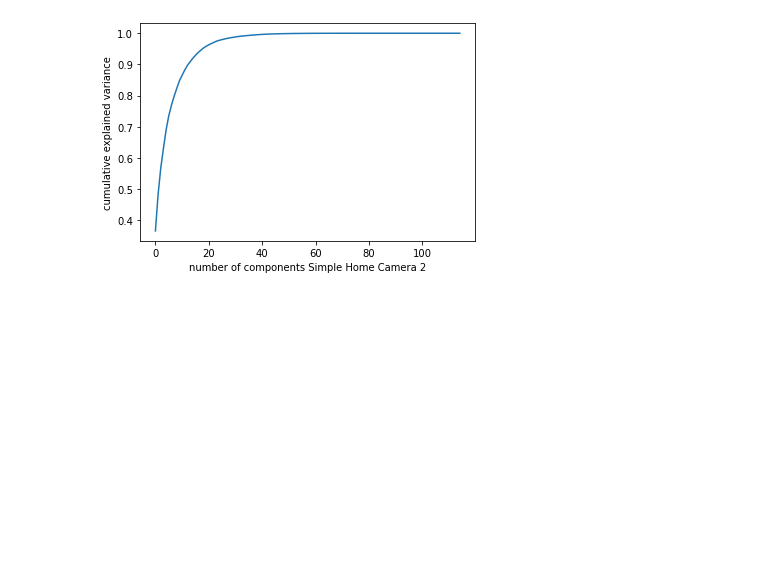
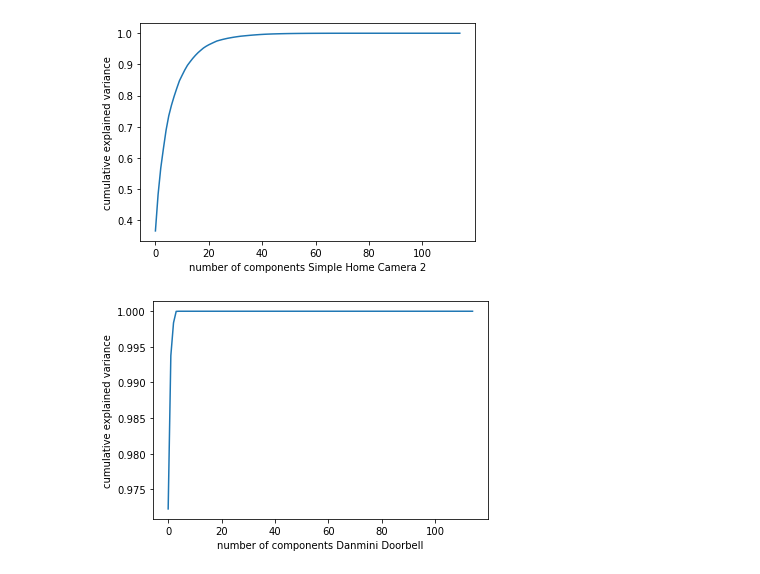
Before and after one commit to dineshh912/IoT-botnet-attack-detection, a Jupyter notebook: s3-preprocessing.ipynb, the cells around one changed output. Saved outputs shown, nothing was run; the diff lists cells and outputs as text; code cells hidden in the pictures; blank space fills up the shorter version.

```diff
--- a/s3-preprocessing.ipynb
+++ b/s3-preprocessing.ipynb
@@ -289,3 +286,12 @@ plt.xlabel('number of components Simple Home Camera 2')
 plt.ylabel('cumulative explained variance');
 # %% [output]
 [figure]
+# %%
+X = danmini_doorbell_df.drop(['label','device'], axis=1).values
+pca = PCA().fit(X)
+
+plt.plot(np.cumsum(pca.explained_variance_ratio_))
+plt.xlabel('number of components Danmini Doorbell')
+plt.ylabel('cumulative explained variance');
+# %% [output]
+[figure, added]
```
Also changed, not shown: parts of 1 cell of this notebook.
